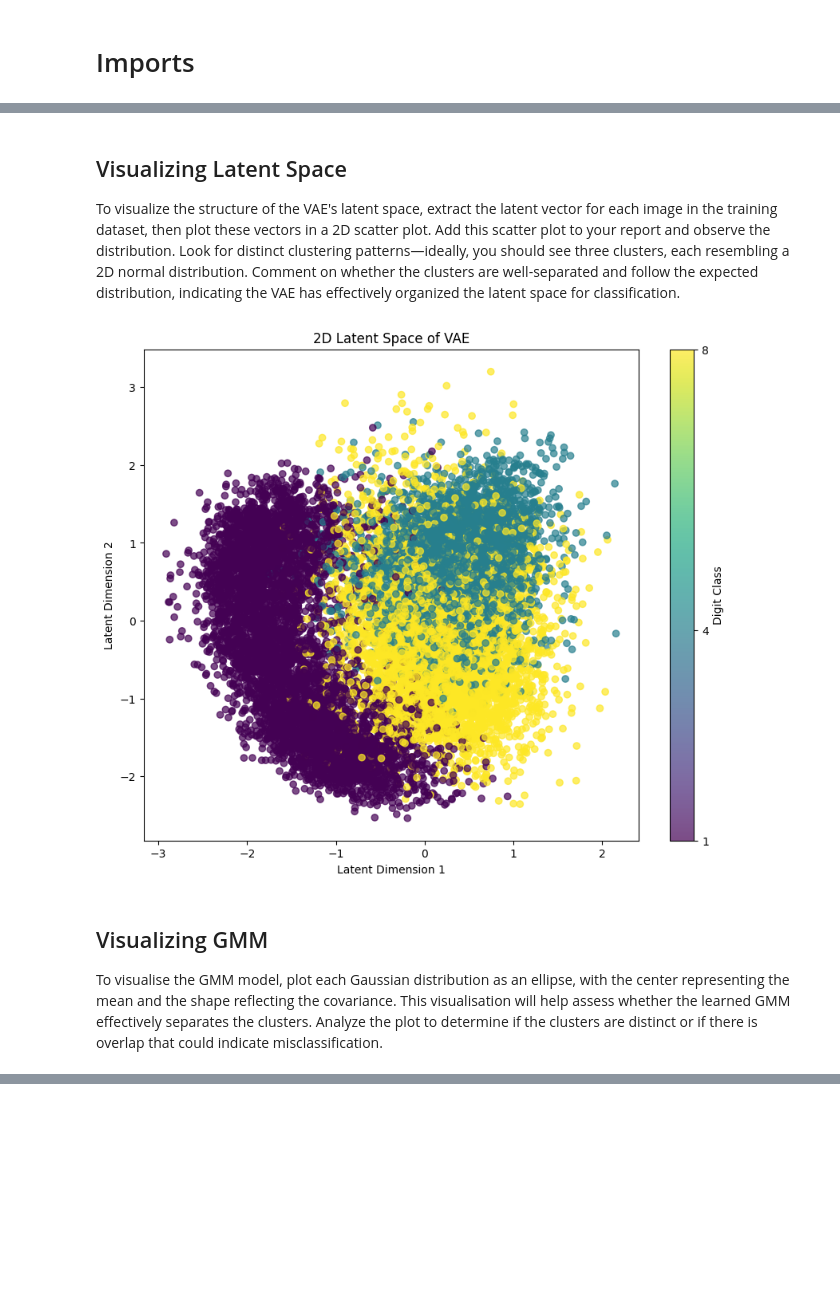
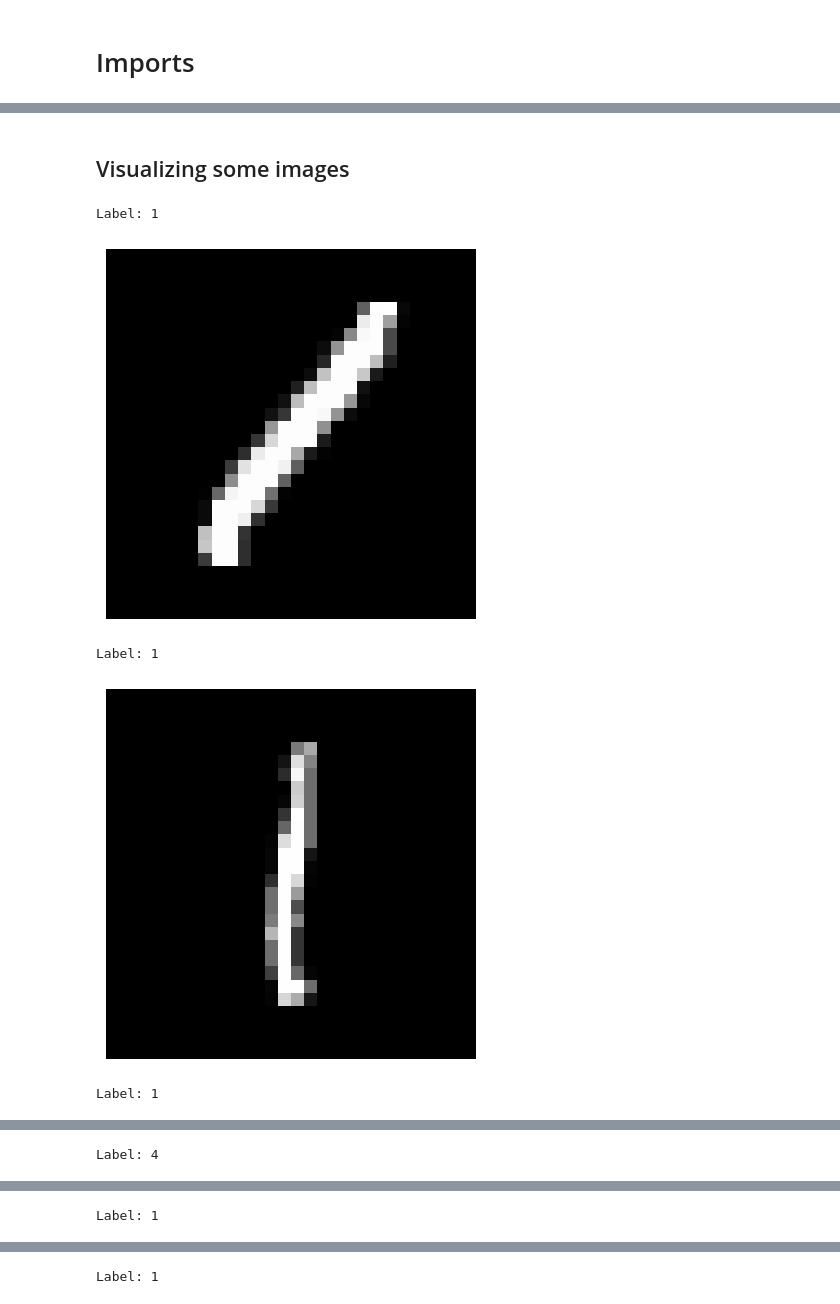
Before and after one commit to RISHIT7/GMM-VAE, a Jupyter notebook: notebooks/Data_Preprocessing.ipynb, the cells around one changed output, grey strips where cells are left out. Cells and saved outputs as stored; diff of their text form; code cells hidden in the pictures; blank space fills up the shorter version.

```diff
--- a/notebooks/Data_Preprocessing.ipynb
+++ b/notebooks/Data_Preprocessing.ipynb
@@ -402,54 +42,14 @@ plot_2d_manifold(vae, latent_dim=2, n=20, digit_size=28, device='cuda')
-# %% [markdown]
-## Visualizing Latent Space
-
-To visualize the structure of the VAE's latent space, extract the latent vector for each image in the training dataset, then plot these vectors in a 2D scatter plot. Add this scatter plot to your report and observe the distribution. Look for distinct clustering patterns—ideally, you should see three clusters, each resembling a 2D normal distribution. Comment on whether the clusters are well-separated and follow the expected distribution, indicating the VAE has effectively organized the latent space for classification.
-# %%
-def visualize_latent_space(vae, dataloader, device='cuda'):
-    vae.eval()  # Set VAE to evaluation mode
-
-    all_latents = []
-    all_labels = []
-
-    with torch.no_grad():
-        for data, labels in dataloader:
-            data = data.to(device)
-            data = data.view(-1, 28*28)
-            labels = labels.to(device)
-
-            # Encode data to obtain latent mean (mu) and log variance (log_var)
-            encoding = vae.encoder(data)
-            mu = vae.z_mean(encoding)
-            log_var = vae.z_log_var(encoding)
-
-            # Sample latent vector z from the distribution (using reparameterization trick)
-            z = vae.reparameterize(mu, log_var)
-
-            # Append to lists
-            all_latents.append(z.cpu())
-            all_labels.append(labels.cpu())
-
-    # Concatenate all collected latent vectors and labels
-    all_latents = torch.cat(all_latents).numpy()
-    all_labels = torch.cat(all_labels).numpy()
-
-    # Plot the 2D latent space
-    plt.figure(figsize=(10, 8))
-    scatter = plt.scatter(all_latents[:, 0], all_latents[:, 1], c=all_labels, cmap='viridis', alpha=0.7)
-
-    colorbar = plt.colorbar(scatter, ticks=[1, 4, 8])
-    colorbar.set_label('Digit Class')
-    colorbar.set_ticklabels(['1','4','8'])
-
-    plt.xlabel("Latent Dimension 1")
-    plt.ylabel("Latent Dimension 2")
-    plt.title("2D Latent Space of VAE")
-    plt.show()
-
-# Example usage with DataLoader, assuming you have a DataLoader named 'train_loader'
-visualize_latent_space(vae, train_loader, device='cuda')
-# %% [output]
-[figure, removed]
-# %% [markdown]
-## Visualizing GMM
-
-To visualise the GMM model, plot each Gaussian distribution as an ellipse, with the center representing the mean and the shape reflecting the covariance. This visualisation will help assess whether the learned GMM effectively separates the clusters. Analyze the plot to determine if the clusters are distinct or if there is overlap that could indicate misclassification.
+# %% [markdown]
+## Visualizing some images
+# %%
+for idx in range(0, 6):
+    plt.imshow(train_set['data'][idx], cmap='gray')
+    print(f"Label: {train_set['labels'][idx]}")
+    plt.axis('off')
+    plt.show()
+# %% [output]
+Label: 1
+[figure, added]
+Label: 1
+[figure, added]
+Label: 1
@@ -455,0 +57 @@ To visualise the GMM model, plot each Gaussian distribution as an ellipse, with
+Label: 4
@@ -455,0 +59 @@ To visualise the GMM model, plot each Gaussian distribution as an ellipse, with
+Label: 1
@@ -455,0 +61 @@ To visualise the GMM model, plot each Gaussian distribution as an ellipse, with
+Label: 1
```
Also changed, not shown: parts of 29 cells of this notebook.
